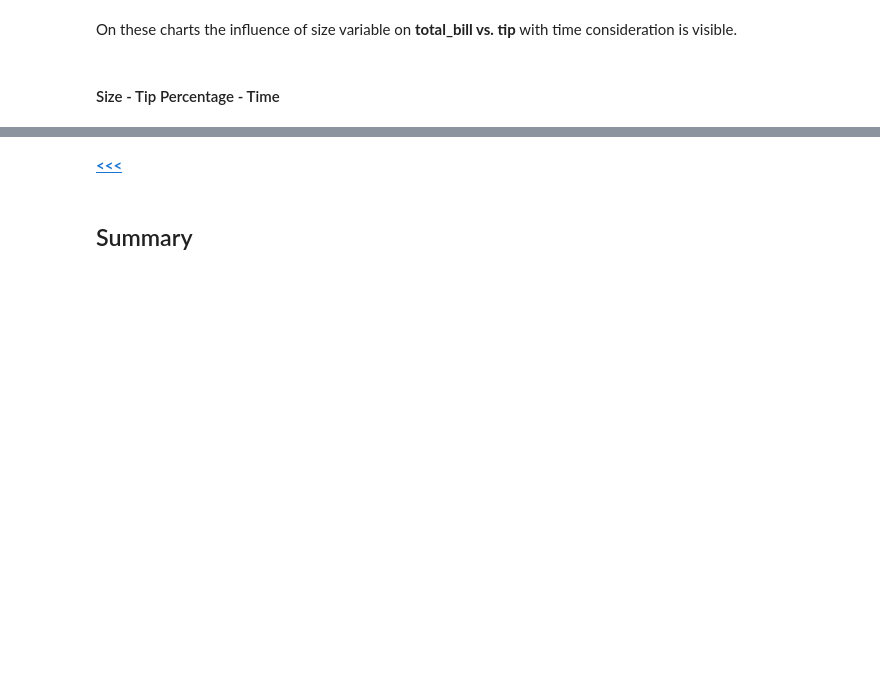
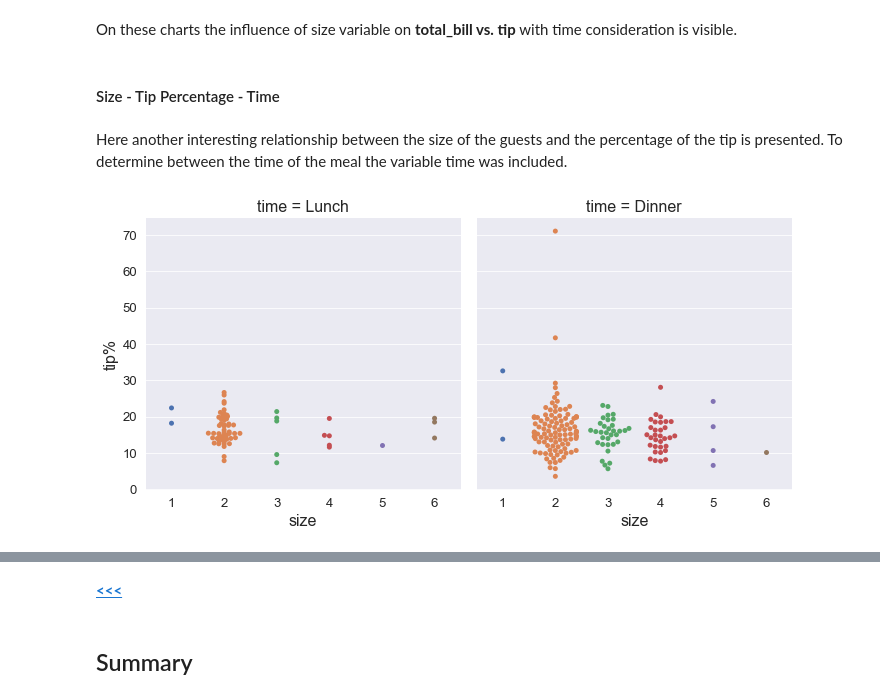
Before and after one commit to G00376332/52446_Project, a Jupyter notebook: Tips_Project.ipynb, the cells around one changed output, grey strips where cells are left out. Drawn from its saved outputs; the diff is of its cells as text; code cells hidden in the pictures; blank space fills up the shorter version.

Commit message:
Update Analyse section new variables plot added

```diff
--- a/Tips_Project.ipynb
+++ b/Tips_Project.ipynb
@@ -496,3 +496,18 @@ NameError: name 'sns' is not defined
 On these charts the influence of size variable on **total_bill vs. tip** with time consideration is visible.
 # %% [markdown]
 #### Size - Tip Percentage - Time
+# %% [markdown]
+Here another interesting relationship between the size of the guests and the percentage of the tip is presented. To determine between the time of the meal the variable time was included.
+# %%
+# Sets a chart style
+sns.set(style="darkgrid", color_codes=True)
+
+
+# Defines axes font and lable size
+sns.set_context("paper", font_scale=1.5, rc={"axes.labelsize":16})
+
+# Present data using catplot
+sns.catplot(x="size", y="tip%", col="time", kind="swarm", data=tipsdata);
+plt.show()
+# %% [output]
+[figure, added]
```
Also changed, not shown: parts of 3 cells of this notebook.
